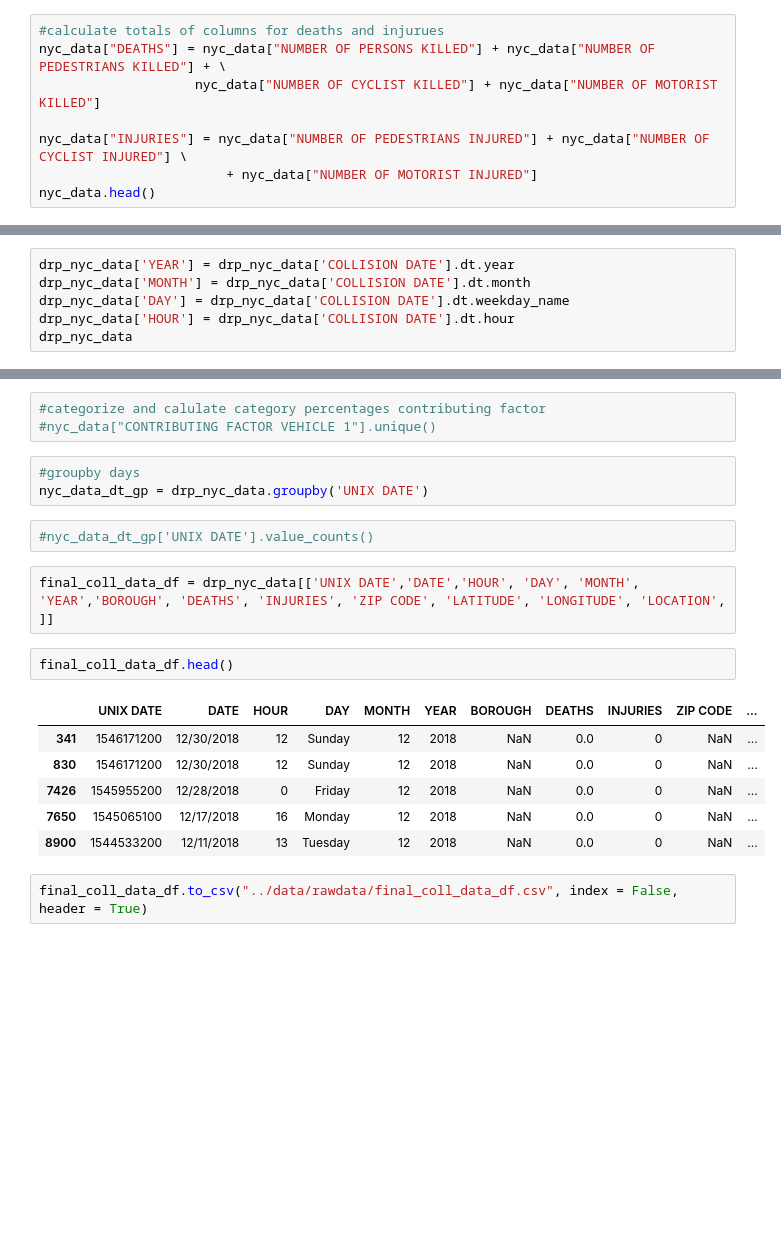
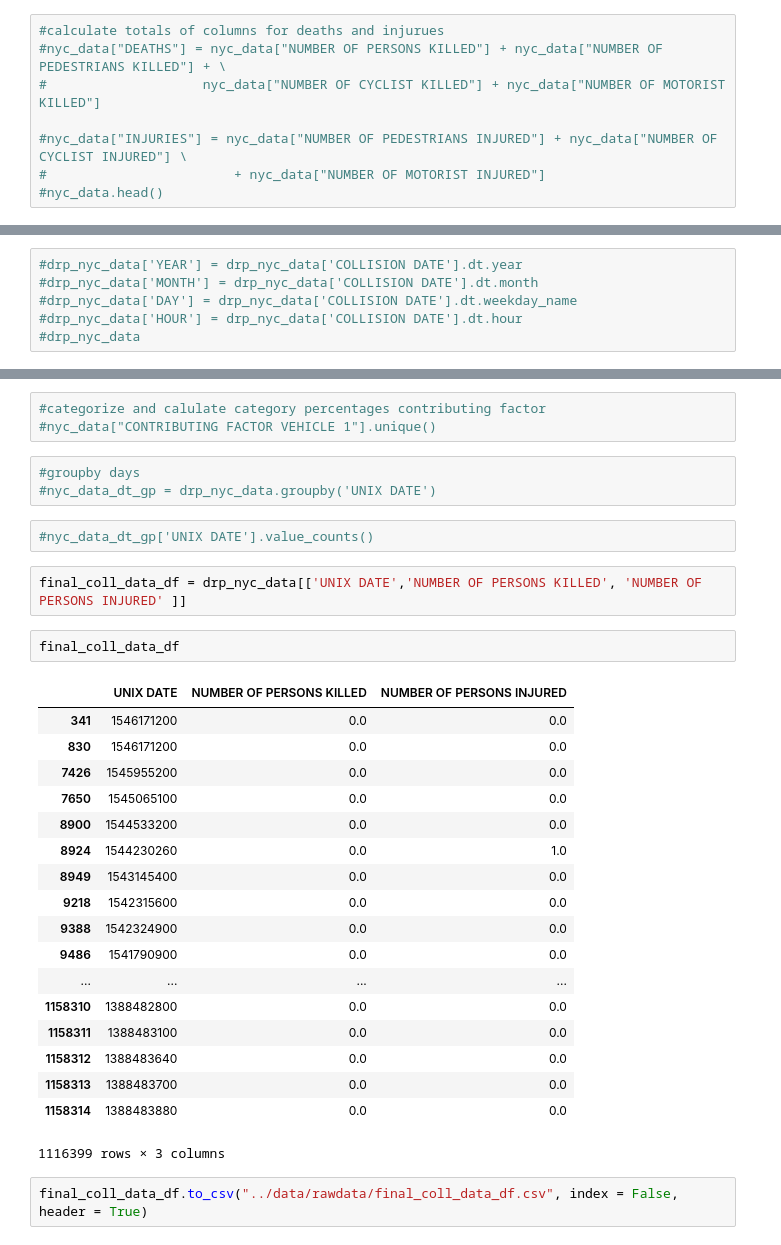
Before and after one commit to huntercash/ProjectOne, a Jupyter notebook: notebooks/1_Ibrahim-InitialNYCDataCleaning.ipynb, the cells around one changed output, grey strips where cells are left out. Saved outputs shown, nothing was run; the diff lists cells and outputs as text; blank space fills up the shorter version.

Commit message:
Corrections to Intial NYC Data CleanUp

```diff
--- a/notebooks/1_Ibrahim-InitialNYCDataCleaning.ipynb
+++ b/notebooks/1_Ibrahim-InitialNYCDataCleaning.ipynb
@@ -79,9 +79,9 @@ dtype: object
 #nyc_data.fillna(0)
 # %%
 #calculate totals of columns for deaths and injurues
-nyc_data["DEATHS"] = nyc_data["NUMBER OF PERSONS KILLED"] + nyc_data["NUMBER OF PEDESTRIANS KILLED"] + \
-                    nyc_data["NUMBER OF CYCLIST KILLED"] + nyc_data["NUMBER OF MOTORIST KILLED"]
+#nyc_data["DEATHS"] = nyc_data["NUMBER OF PERSONS KILLED"] + nyc_data["NUMBER OF PEDESTRIANS KILLED"] + \
+#                    nyc_data["NUMBER OF CYCLIST KILLED"] + nyc_data["NUMBER OF MOTORIST KILLED"]
 
-nyc_data["INJURIES"] = nyc_data["NUMBER OF PEDESTRIANS INJURED"] + nyc_data["NUMBER OF CYCLIST INJURED"] \
-                        + nyc_data["NUMBER OF MOTORIST INJURED"]
-nyc_data.head()
+#nyc_data["INJURIES"] = nyc_data["NUMBER OF PEDESTRIANS INJURED"] + nyc_data["NUMBER OF CYCLIST INJURED"] \
+#                        + nyc_data["NUMBER OF MOTORIST INJURED"]
+#nyc_data.head()
@@ -188,6 +173,6 @@ drp_nyc_data
 # %%
-drp_nyc_data['YEAR'] = drp_nyc_data['COLLISION DATE'].dt.year
-drp_nyc_data['MONTH'] = drp_nyc_data['COLLISION DATE'].dt.month
-drp_nyc_data['DAY'] = drp_nyc_data['COLLISION DATE'].dt.weekday_name
-drp_nyc_data['HOUR'] = drp_nyc_data['COLLISION DATE'].dt.hour
-drp_nyc_data
+#drp_nyc_data['YEAR'] = drp_nyc_data['COLLISION DATE'].dt.year
+#drp_nyc_data['MONTH'] = drp_nyc_data['COLLISION DATE'].dt.month
+#drp_nyc_data['DAY'] = drp_nyc_data['COLLISION DATE'].dt.weekday_name
+#drp_nyc_data['HOUR'] = drp_nyc_data['COLLISION DATE'].dt.hour
+#drp_nyc_data
@@ -294,19 +204,31 @@ Name: HOUR, dtype: int64
 #nyc_data["CONTRIBUTING FACTOR VEHICLE 1"].unique()
 # %%
 #groupby days
-nyc_data_dt_gp = drp_nyc_data.groupby('UNIX DATE')
+#nyc_data_dt_gp = drp_nyc_data.groupby('UNIX DATE')
 # %%
 #nyc_data_dt_gp['UNIX DATE'].value_counts()
-# %%
-final_coll_data_df = drp_nyc_data[['UNIX DATE','DATE','HOUR', 'DAY', 'MONTH', 'YEAR','BOROUGH', 'DEATHS', 'INJURIES', 'ZIP CODE', 'LATITUDE', 'LONGITUDE', 'LOCATION', ]]
+# %%
+final_coll_data_df = drp_nyc_data[['UNIX DATE','NUMBER OF PERSONS KILLED', 'NUMBER OF PERSONS INJURED' ]]
 # %%
-final_coll_data_df.head()
+final_coll_data_df
 # %% [output]
-|  | UNIX DATE | DATE | HOUR | DAY | MONTH | YEAR | BOROUGH | DEATHS | INJURIES | ZIP CODE | ... |
-| 341 | 1546171200 | 12/30/2018 | 12 | Sunday | 12 | 2018 | NaN | 0.0 | 0 | NaN | ... |
-| 830 | 1546171200 | 12/30/2018 | 12 | Sunday | 12 | 2018 | NaN | 0.0 | 0 | NaN | ... |
-| 7426 | 1545955200 | 12/28/2018 | 0 | Friday | 12 | 2018 | NaN | 0.0 | 0 | NaN | ... |
-| 7650 | 1545065100 | 12/17/2018 | 16 | Monday | 12 | 2018 | NaN | 0.0 | 0 | NaN | ... |
-| 8900 | 1544533200 | 12/11/2018 | 13 | Tuesday | 12 | 2018 | NaN | 0.0 | 0 | NaN | ... |
+|  | UNIX DATE | NUMBER OF PERSONS KILLED | NUMBER OF PERSONS INJURED |
+| 341 | 1546171200 | 0.0 | 0.0 |
+| 830 | 1546171200 | 0.0 | 0.0 |
+| 7426 | 1545955200 | 0.0 | 0.0 |
+| 7650 | 1545065100 | 0.0 | 0.0 |
+| 8900 | 1544533200 | 0.0 | 0.0 |
+| 8924 | 1544230260 | 0.0 | 1.0 |
+| 8949 | 1543145400 | 0.0 | 0.0 |
+| 9218 | 1542315600 | 0.0 | 0.0 |
+| 9388 | 1542324900 | 0.0 | 0.0 |
+| 9486 | 1541790900 | 0.0 | 0.0 |
+| ... | ... | ... | ... |
+| 1158310 | 1388482800 | 0.0 | 0.0 |
+| 1158311 | 1388483100 | 0.0 | 0.0 |
+| 1158312 | 1388483640 | 0.0 | 0.0 |
+| 1158313 | 1388483700 | 0.0 | 0.0 |
+| 1158314 | 1388483880 | 0.0 | 0.0 |
+1116399 rows × 3 columns
 # %%
 final_coll_data_df.to_csv("../data/rawdata/final_coll_data_df.csv", index = False, header = True)
```
Also changed, not shown: parts of 11 cells of this notebook, 3 other files.
